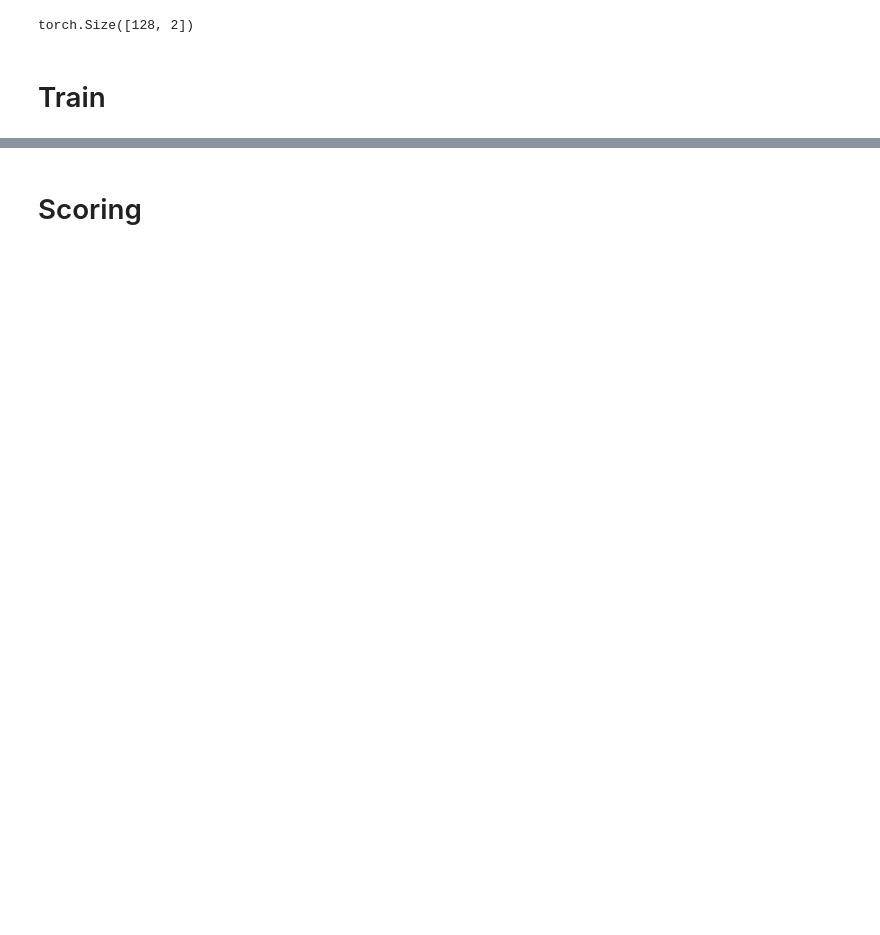
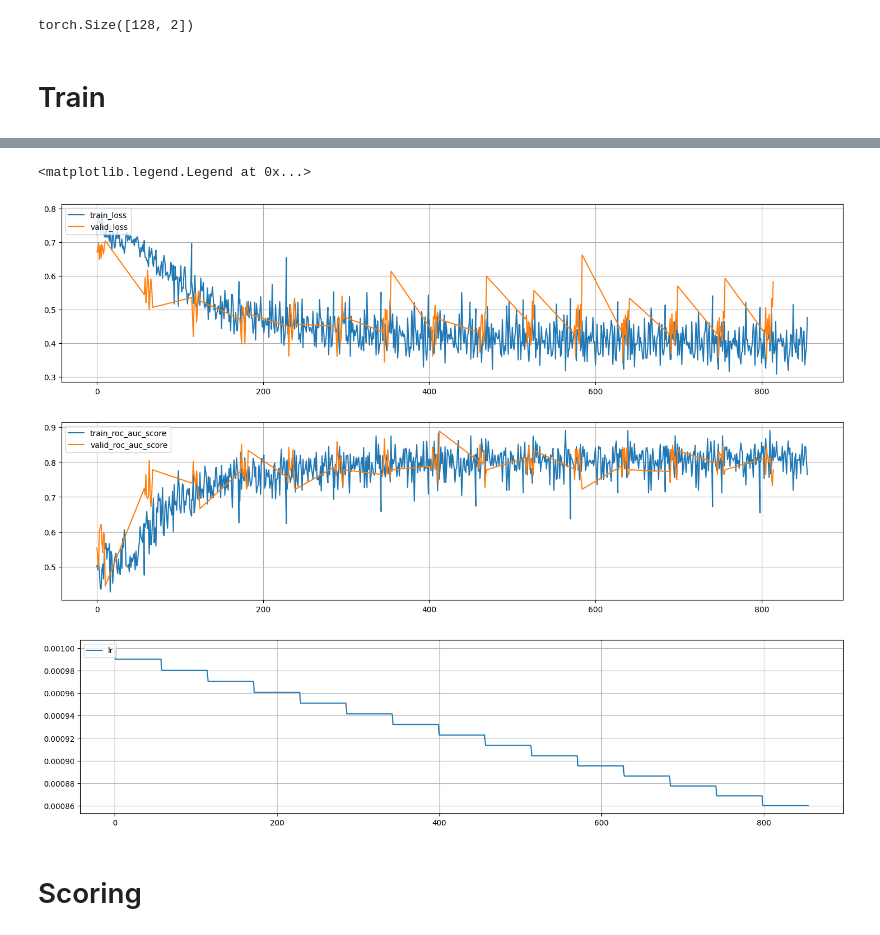
Before and after one commit to Monfin/Torch_tabular_RNN, a Jupyter notebook: Torch_RNN_tables.ipynb, the cells around one changed output, grey strips where cells are left out. Drawn from its saved outputs; the diff is of its cells as text; code cells hidden in the pictures; blank space fills up the shorter version.

```diff
--- a/Torch_RNN_tables.ipynb
+++ b/Torch_RNN_tables.ipynb
@@ -202,6 +272,7 @@ INPUT_SIZE = len(train_data.__getitem__(train_data.indices[0])[0]) # num_feature
 HIDDEN_SIZE = 64
 
 NUM_CLASSES = 2
+EMBEDDING_DIM = 12
 
 INPUT_SIZE
 # %% [output]
@@ -320,6 +369,7 @@ class DenseEmbModel(nn.Module):
 # %%
-model_emb_torch = DenseEmbModel(input_size=len(CAT_FEATURES), hidden_size=HIDDEN_SIZE, output_size=NUM_CLASSES, emb_dim=18, num_layers=2, bidirectional=False, device=DEVICE)
+model_emb_torch = DenseEmbModel(input_size=len(CAT_FEATURES) * EMBEDDING_DIM + len(NUM_FEATURES), hidden_size=HIDDEN_SIZE, output_size=NUM_CLASSES, dropout_lstm=0.5,
+                                emb_dim=EMBEDDING_DIM, num_layers=2, bidirectional=True, device=DEVICE)
 
-model_emb_torch#.forward(next(iter(train_dataloader))).size()
+model_emb_torch
 # %% [output]
 DenseEmbModel(
@@ -394,9 +496,11 @@ class TrainModel:
         return f'''[INFO]\n{"-" * 60}\ndata: {self.data} \n{"-" * 60} \nmodel: {self.model} \n{"-" * 60}
                     criterion: {self.criterion} \n{"-" * 60} \noptimizer: {self.optimizer} \n{"-" * 60}'''
 # %%
-opt = torch.optim.NAdam(model_emb_torch.parameters(), lr=1e-2)
-scheduler = torch.optim.lr_scheduler.ExponentialLR(opt, gamma=0.8)
+opt = torch.optim.NAdam(model_emb_torch.parameters(), lr=1e-3)
+scheduler = torch.optim.lr_scheduler.ExponentialLR(opt, gamma=0.99)
 
-train_model = TrainModel(data=train_dataloader, model=model_emb_torch, criterion=nn.CrossEntropyLoss(), optimizer=opt, scheduler=scheduler)
-train_model.fit(epochs=5, scheduler_step=len(train_dataloader), show_step=15)
+train_model = TrainModel(
+    train=train_dataloader, valid=valid_dataloader, model=model_emb_torch, criterion=nn.CrossEntropyLoss(), optimizer=opt, scheduler=scheduler, step_save=200
+)
+train_model.fit(epochs=15, scheduler_step=len(train_dataloader), show_step=15)
 # %% [output]
@@ -420,3 +564,28 @@ Done.
+# %%
+model_training_values = train_model.train_writer
+model_valid_values = train_model.valid_writer
+# %%
+plt.figure(figsize=(18, 14)).add_subplot(3, 1, 1)
+plt.grid()
+plt.plot(model_training_values["step"], model_training_values["loss"], label="train_loss")
+plt.plot(model_valid_values["step"], model_valid_values["loss"], label="valid_loss")
+plt.legend(loc=2)
+
+plt.figure(figsize=(18, 14)).add_subplot(3, 1, 2)
+plt.grid()
+plt.plot(model_training_values["step"], model_training_values["roc_auc_score"], label="train_roc_auc_score")
+plt.plot(model_valid_values["step"], model_valid_values["roc_auc_score"], label="valid_roc_auc_score")
+plt.legend(loc=2)
+
+plt.figure(figsize=(18, 14)).add_subplot(3, 1, 3)
+plt.grid()
+plt.plot(model_training_values["step"], model_training_values["lr_value"], label="lr")
+plt.legend(loc=2)
+# %% [output]
+<matplotlib.legend.Legend at 0x...>
+[figure, added]
+[figure, added]
+[figure, added]
 # %% [markdown]
 # Scoring
 # %%
```
Also changed, not shown: parts of 55 cells of this notebook.
